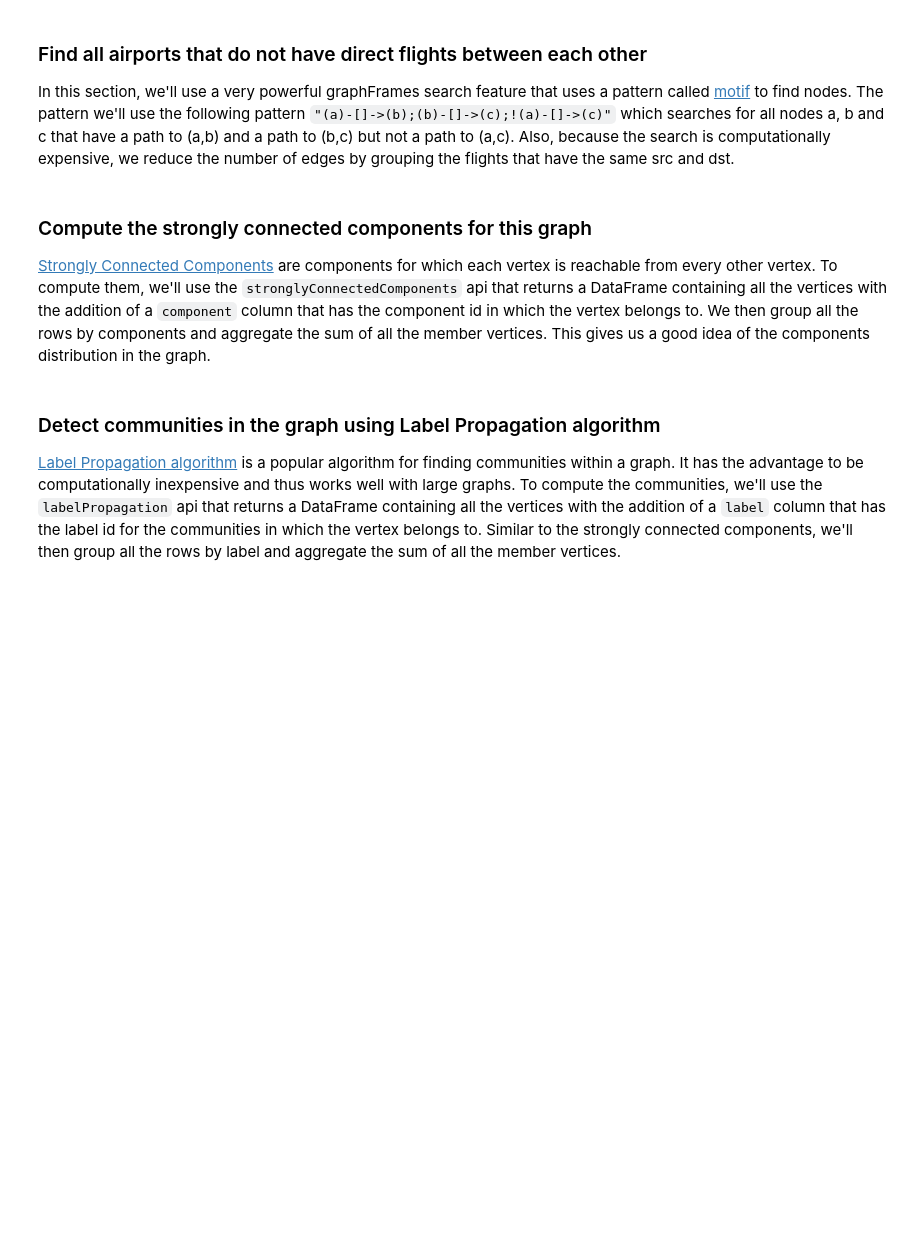
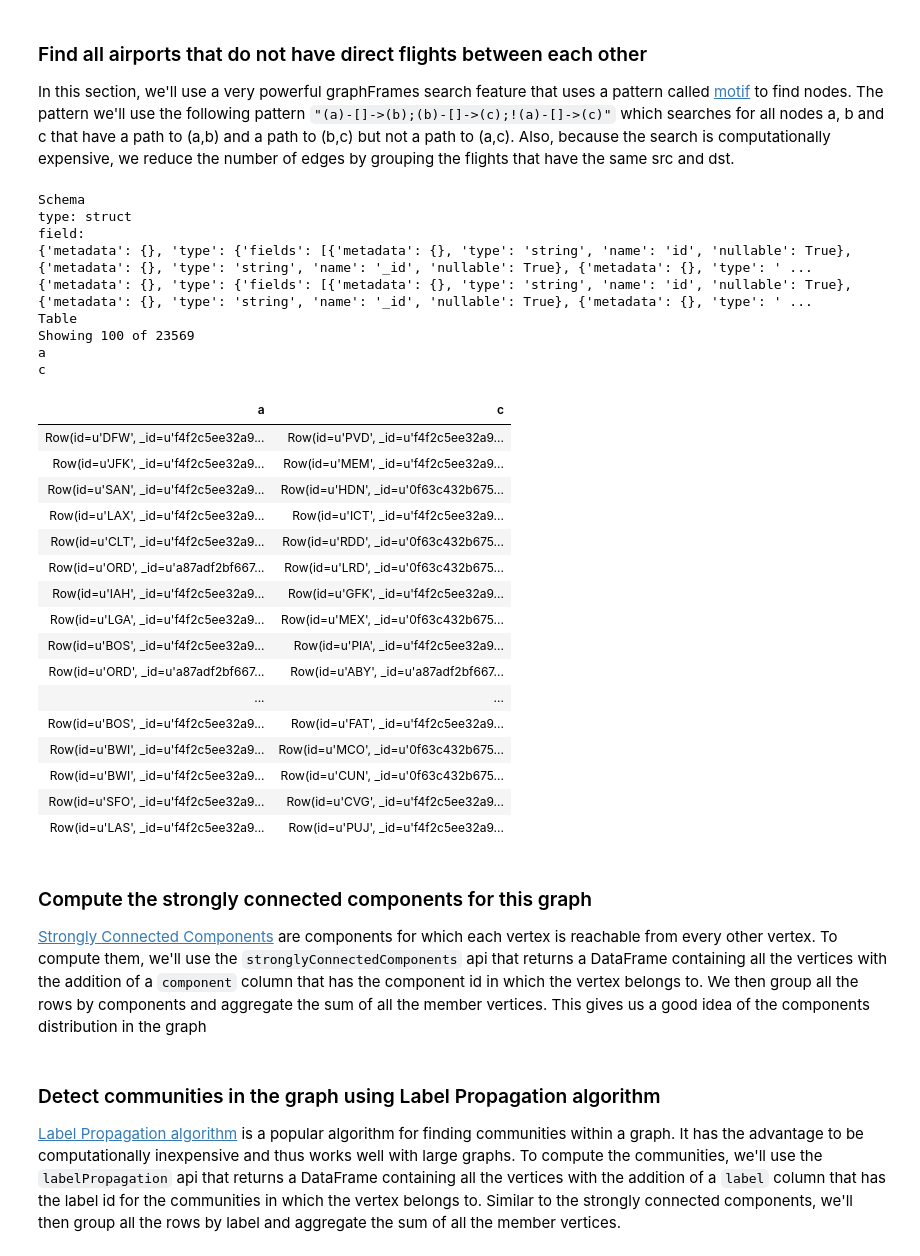
Before and after one commit to pixiedust/pixiedust, a Jupyter notebook: notebook/GraphFrame with Pixiedust.ipynb, the cells around one changed output. Saved outputs shown, nothing was run; the diff lists cells and outputs as text; code cells hidden in the pictures; blank space fills up the shorter version.

```diff
--- a/notebook/GraphFrame with Pixiedust.ipynb
+++ b/notebook/GraphFrame with Pixiedust.ipynb
@@ -141,13 +222,44 @@ display(paths)
 In this section, we'll use a very powerful graphFrames search feature that uses a pattern called [motif](http://graphframes.github.io/user-guide.html#motif-finding) to find nodes. The pattern we'll use the following pattern `"(a)-[]->(b);(b)-[]->(c);!(a)-[]->(c)"` which searches for all nodes a, b and c that have a path to (a,b) and a path to (b,c) but not a path to (a,c).
 Also, because the search is computationally expensive, we reduce the number of edges by grouping the flights that have the same src and dst.
 # %%
-from pyspark.sql import functions as F
-h = GraphFrame(g.vertices, g.edges.select("src","dst").groupBy("src","dst").agg(F.count("src").alias("count")))
+from pyspark.sql.functions import *
+
+h = GraphFrame(g.vertices, g.edges.select("src","dst")\
+   .groupBy("src","dst").agg(count("src").alias("count")))
+
 query = h.find("(a)-[]->(b);(b)-[]->(c);!(a)-[]->(c)").drop("b")
+query.cache()
 display(query)
+# %% [output]
+Schema
+type: struct
+field:
+{'metadata': {}, 'type': {'fields': [{'metadata': {}, 'type': 'string', 'name': 'id', 'nullable': True}, {'metadata': {}, 'type': 'string', 'name': '_id', 'nullable': True}, {'metadata': {}, 'type': ' ...
+{'metadata': {}, 'type': {'fields': [{'metadata': {}, 'type': 'string', 'name': 'id', 'nullable': True}, {'metadata': {}, 'type': 'string', 'name': '_id', 'nullable': True}, {'metadata': {}, 'type': ' ...
+Table
+Showing 100 of 23569
+a
+c
+| a | c |
+| Row(id=u'DFW', _id=u'f4f2c5ee32a9... | Row(id=u'PVD', _id=u'f4f2c5ee32a9... |
+| Row(id=u'JFK', _id=u'f4f2c5ee32a9... | Row(id=u'MEM', _id=u'f4f2c5ee32a9... |
+| Row(id=u'SAN', _id=u'f4f2c5ee32a9... | Row(id=u'HDN', _id=u'0f63c432b675... |
+| Row(id=u'LAX', _id=u'f4f2c5ee32a9... | Row(id=u'ICT', _id=u'f4f2c5ee32a9... |
+| Row(id=u'CLT', _id=u'f4f2c5ee32a9... | Row(id=u'RDD', _id=u'0f63c432b675... |
+| Row(id=u'ORD', _id=u'a87adf2bf667... | Row(id=u'LRD', _id=u'0f63c432b675... |
+| Row(id=u'IAH', _id=u'f4f2c5ee32a9... | Row(id=u'GFK', _id=u'f4f2c5ee32a9... |
+| Row(id=u'LGA', _id=u'f4f2c5ee32a9... | Row(id=u'MEX', _id=u'0f63c432b675... |
+| Row(id=u'BOS', _id=u'f4f2c5ee32a9... | Row(id=u'PIA', _id=u'f4f2c5ee32a9... |
+| Row(id=u'ORD', _id=u'a87adf2bf667... | Row(id=u'ABY', _id=u'a87adf2bf667... |
+| ... | ... |
+| Row(id=u'BOS', _id=u'f4f2c5ee32a9... | Row(id=u'FAT', _id=u'f4f2c5ee32a9... |
+| Row(id=u'BWI', _id=u'f4f2c5ee32a9... | Row(id=u'MCO', _id=u'0f63c432b675... |
+| Row(id=u'BWI', _id=u'f4f2c5ee32a9... | Row(id=u'CUN', _id=u'0f63c432b675... |
+| Row(id=u'SFO', _id=u'f4f2c5ee32a9... | Row(id=u'CVG', _id=u'f4f2c5ee32a9... |
+| Row(id=u'LAS', _id=u'f4f2c5ee32a9... | Row(id=u'PUJ', _id=u'f4f2c5ee32a9... |
 # %% [markdown]
 ### Compute the strongly connected components for this graph
-[Strongly Connected Components](https://en.wikipedia.org/wiki/Strongly_connected_component) are components for which each vertex is reachable from every other vertex. To compute them, we'll use the `stronglyConnectedComponents` api that returns a DataFrame containing all the vertices with the addition of a `component` column that has the component id in which the vertex belongs to. We then group all the rows by components and aggregate the sum of all the member vertices. This gives us a good idea of the components distribution in the graph.
+[Strongly Connected Components](https://en.wikipedia.org/wiki/Strongly_connected_component) are components for which each vertex is reachable from every other vertex. To compute them, we'll use the `stronglyConnectedComponents` api that returns a DataFrame containing all the vertices with the addition of a `component` column that has the component id in which the vertex belongs to. We then group all the rows by components and aggregate the sum of all the member vertices. This gives us a good idea of the components distribution in the graph
 # %%
 from pyspark.sql.functions import *
 components = g.stronglyConnectedComponents(maxIter=10).select("id","component")\
```
Also changed, not shown: parts of 22 cells of this notebook.
